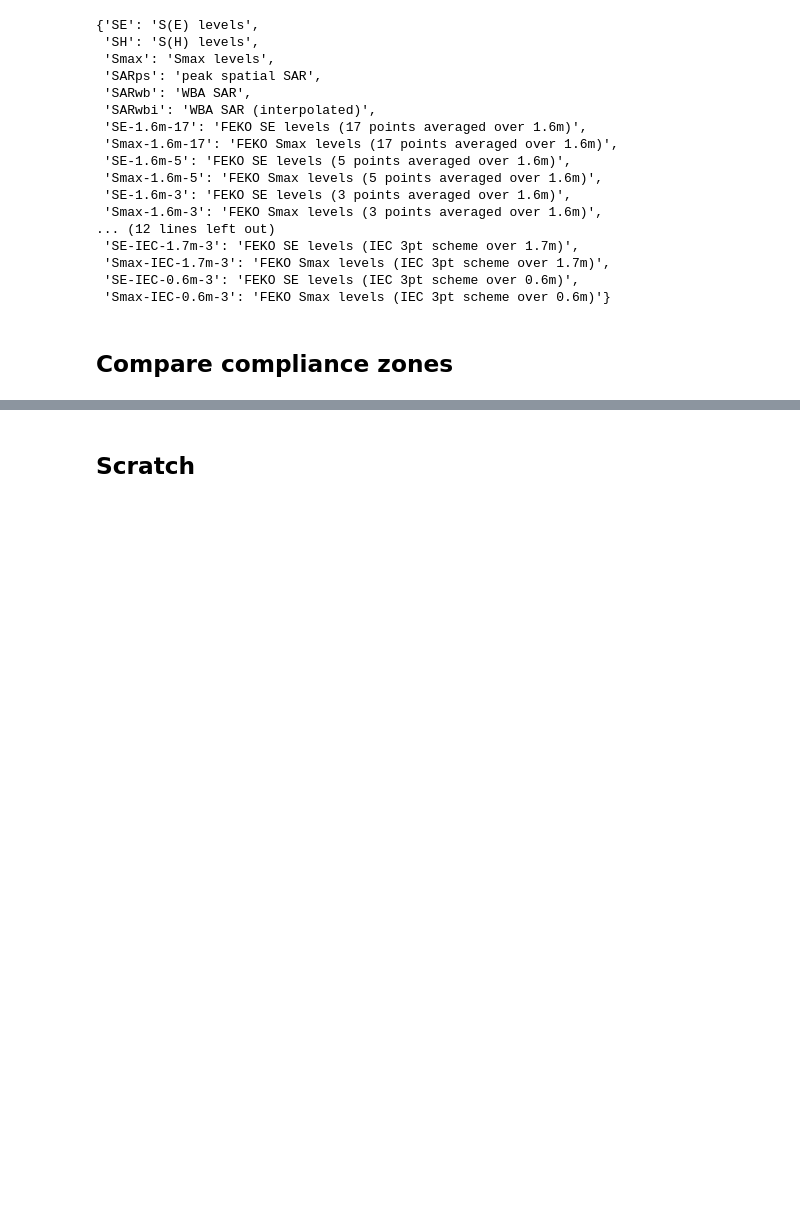
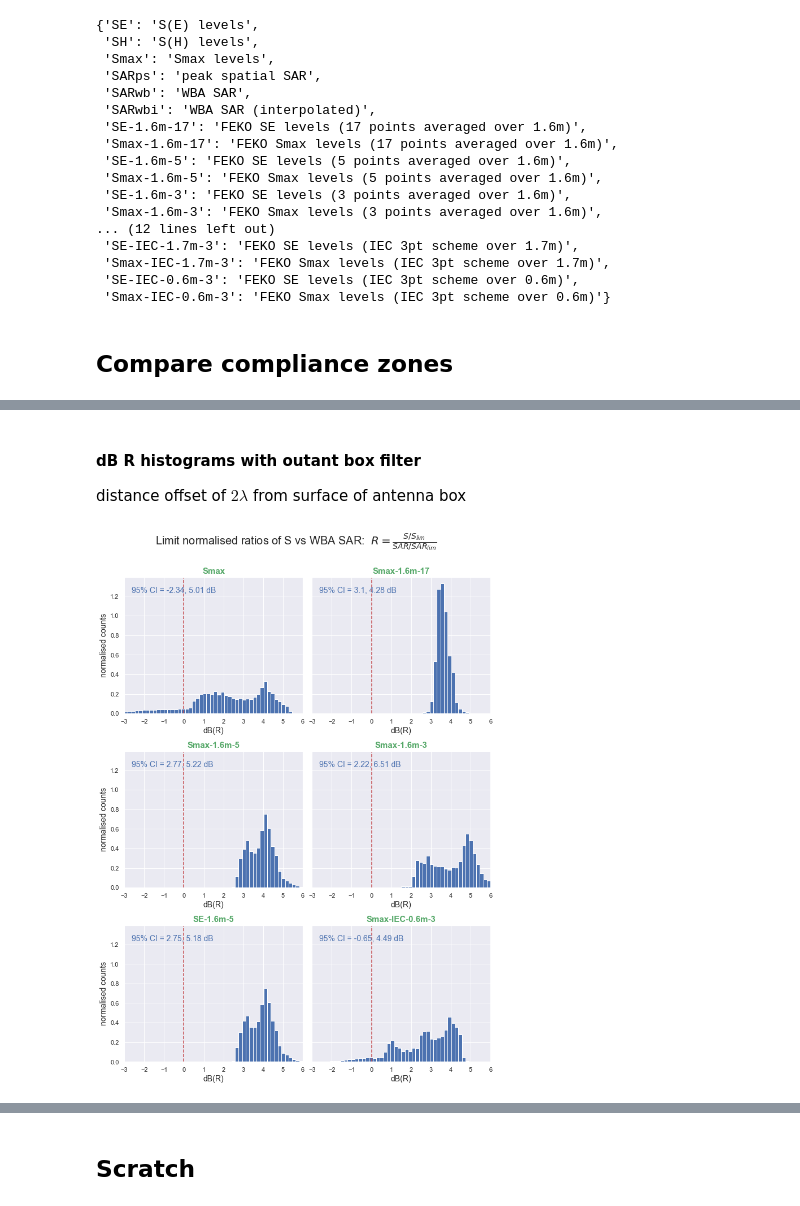
Before and after one commit to dreme/spatial-averaging-wg, a Jupyter notebook: notebooks/MBS_panel_trial2.ipynb, the cells around one changed output, grey strips where cells are left out. Cells and saved outputs as stored; diff of their text form; code cells hidden in the pictures; blank space fills up the shorter version.

```diff
--- a/notebooks/MBS_panel_trial2.ipynb
+++ b/notebooks/MBS_panel_trial2.ipynb
@@ -1695,0 +739,12 @@ fig.savefig('RPS S-1 compliance curves (1.6m).png',dpi=300)
+# %% [markdown]
+#### dB R histograms with outant box filter
+distance offset of $2\lambda$ from surface of antenna box
+# %%
+# R histograms for Slist with outant box filter 0.1m from antenna surface
+offset = 0.667  # distance offset of two lambda from surface of antenna box
+mask = R.sf('outant',offset=offset).mask
+histR(Slist,dB=True,cols=2,mask=mask)
+
+plt.savefig(plotdir + 'dB(R) histogram 2lambda outant.png', dpi=150)
+# %% [output]
+[figure, added]
```
Also changed, not shown: parts of 136 cells of this notebook, 45 other files.
